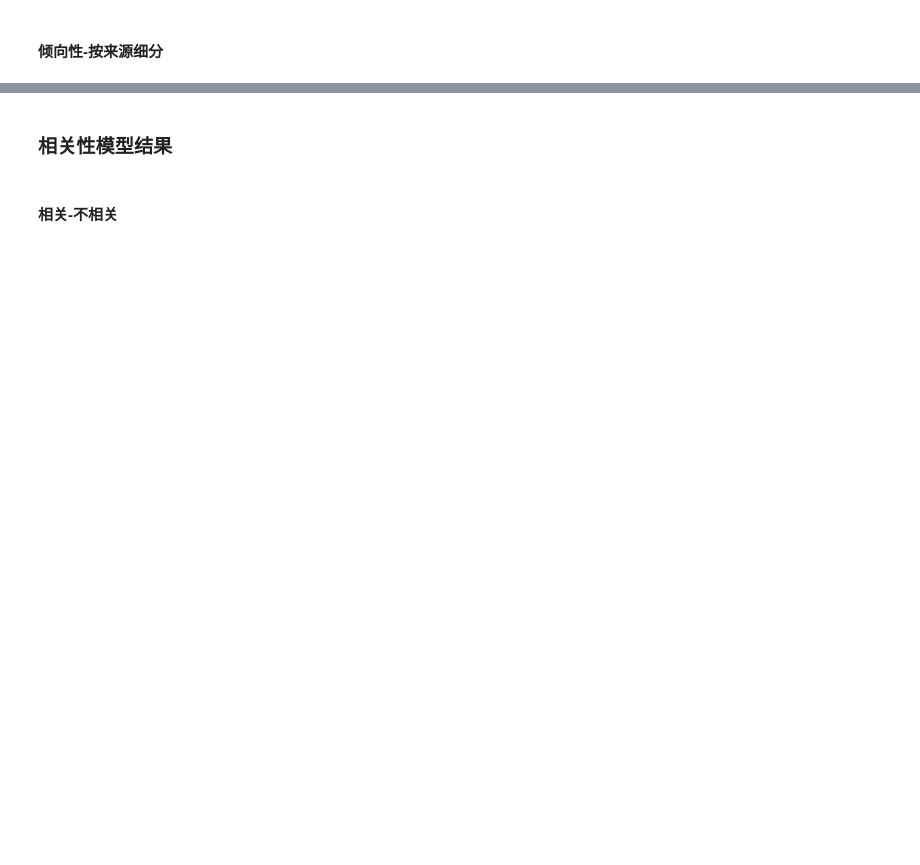
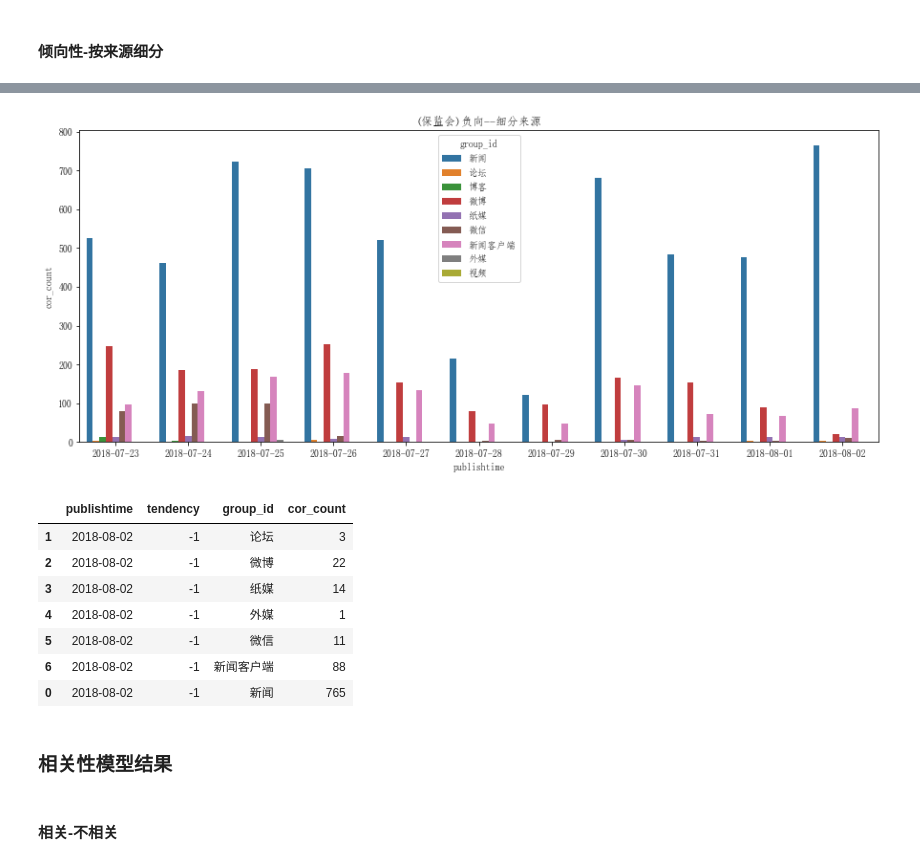
Before and after one commit to xuhuanyunxiao/jupyter-notebook, a Jupyter notebook: proj_cbirc/cbirc_人工判断结果分析.ipynb, the cells around one changed output, grey strips where cells are left out. Drawn from its saved outputs; the diff is of its cells as text; code cells hidden in the pictures; blank space fills up the shorter version.

```diff
--- a/proj_cbirc/cbirc_人工判断结果分析.ipynb
+++ b/proj_cbirc/cbirc_人工判断结果分析.ipynb
@@ -198,13 +252,23 @@ circ_tend_pos_sel[circ_tend_pos_sel['publishtime'] == end_day]
 # %%
-select_day = '2018-06-22'
+select_day = '2018-07-22'
 circ_tend_neg_sel = circ_tend_group_count[(circ_tend_group_count['tendency'] == -1) &
                                         (circ_tend_group_count['publishtime']>select_day)]
 f, ax=plt.subplots(figsize=(15,6))
 sns.barplot(x="publishtime", y="cor_count", hue="group_id",
             data=circ_tend_neg_sel)
 plt.title('(保监会)负向--细分来源')
 plt.show()
 circ_tend_neg_sel[circ_tend_neg_sel['publishtime'] == end_day]
+# %% [output]
+[figure, added]
+|  | publishtime | tendency | group_id | cor_count |
+| 1 | 2018-08-02 | -1 | 论坛 | 3 |
+| 2 | 2018-08-02 | -1 | 微博 | 22 |
+| 3 | 2018-08-02 | -1 | 纸媒 | 14 |
+| 4 | 2018-08-02 | -1 | 外媒 | 1 |
+| 5 | 2018-08-02 | -1 | 微信 | 11 |
+| 6 | 2018-08-02 | -1 | 新闻客户端 | 88 |
+| 0 | 2018-08-02 | -1 | 新闻 | 765 |
 # %% [markdown]
 ### 相关性模型结果
 # %% [markdown]
```
Also changed, not shown: parts of 39 cells of this notebook, 17 other files.
